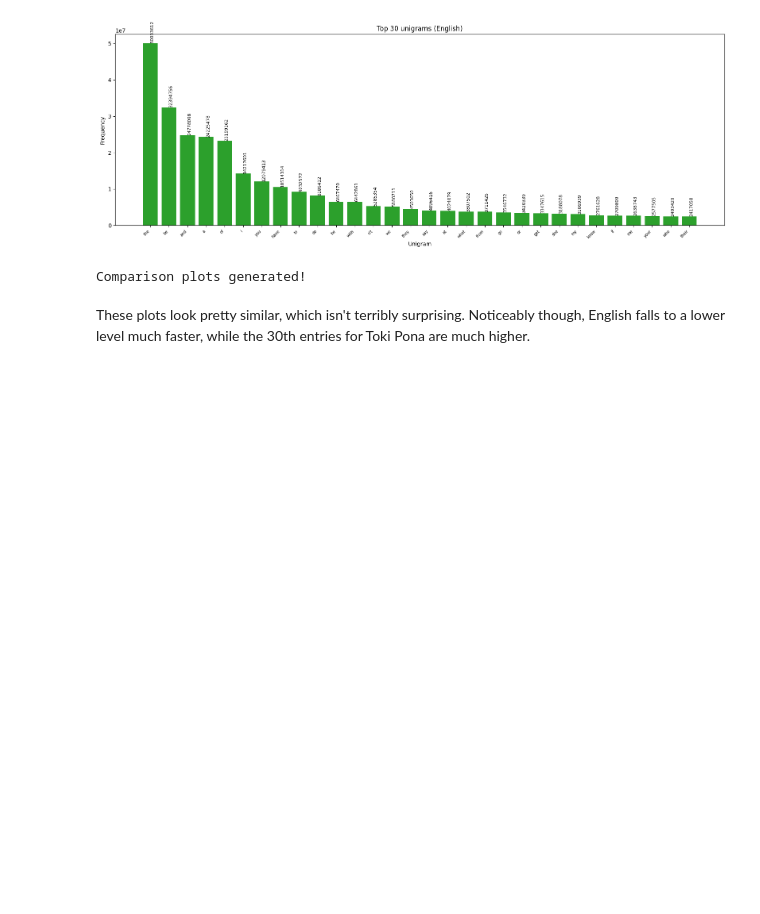
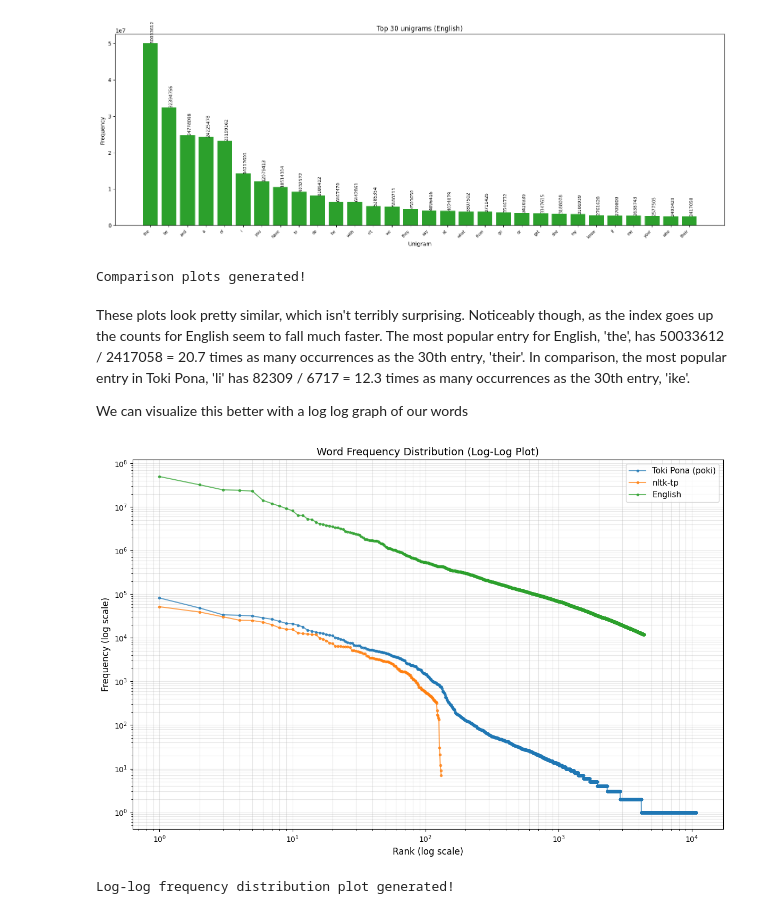
Before and after one commit to timeglitch/Nat-Lang-Proc-Final, a Jupyter notebook: Main.ipynb, the cells around one changed output. Drawn from its saved outputs; the diff is of its cells as text; code cells hidden in the pictures; blank space fills up the shorter version.

Commit message:
added log-log graph

```diff
--- a/Main.ipynb
+++ b/Main.ipynb
@@ -411,4 +412,42 @@ Generating comparison plots...
 [figure]
 Comparison plots generated!
 # %% [markdown]
-These plots look pretty similar, which isn't terribly surprising. Noticeably though, English falls to a lower level much faster, while the 30th entries for Toki Pona are much higher.
+These plots look pretty similar, which isn't terribly surprising. Noticeably though, as the index goes up the counts for English seem to fall much faster. The most popular entry for English, 'the', has  50033612 / 2417058 = 20.7 times as many occurrences as the 30th entry, 'their'. In comparison, the most popular entry in Toki Pona, 'li' has 82309 / 6717 = 12.3 times as many occurrences as the 30th entry, 'ike'.
+
+We can visualize this better with a log log graph of our words
+# %%
+# Create a log-log plot comparing all three distributions
+fig, ax = plt.subplots(figsize=(12, 8))
+
+# Prepare data for each distribution
+distributions = [
+    (toki_pona_words_dict, "Toki Pona (poki)", "C0"),
+    (nltk_words_dict, "nltk-tp", "C1"),
+    (english_words_dict, "English", "C2")
+]
+
+for words_dict, label, color in distributions:
+    # Sort by frequency (descending) and get frequencies
+    sorted_items = sorted(words_dict.items(), key=lambda x: x[1], reverse=True)
+    frequencies = [count for _, count in sorted_items]
+
+    # Create ranks (1-indexed)
+    ranks = np.arange(1, len(frequencies) + 1)
+
+    # Plot on log-log scale
+    ax.loglog(ranks, frequencies, marker='o', markersize=3, linestyle='-',
+              linewidth=1.5, label=label, color=color, alpha=0.7)
+
+ax.set_xlabel("Rank (log scale)", fontsize=12)
+ax.set_ylabel("Frequency (log scale)", fontsize=12)
+ax.set_title("Word Frequency Distribution (Log-Log Plot)", fontsize=14)
+ax.legend(fontsize=11)
+ax.grid(True, which="both", ls="-", alpha=0.3)
+
+plt.tight_layout()
+plt.show()
+
+print("Log-log frequency distribution plot generated!")
+# %% [output]
+[figure, added]
+Log-log frequency distribution plot generated!
```
Also changed, not shown: parts of 3 cells of this notebook.
